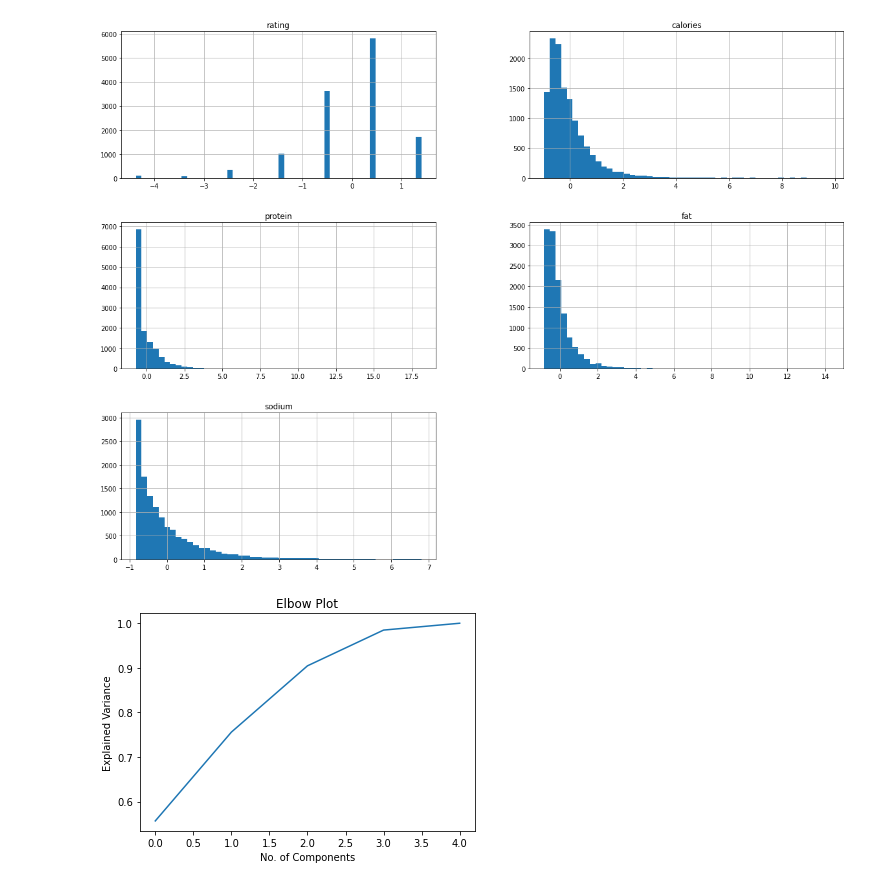
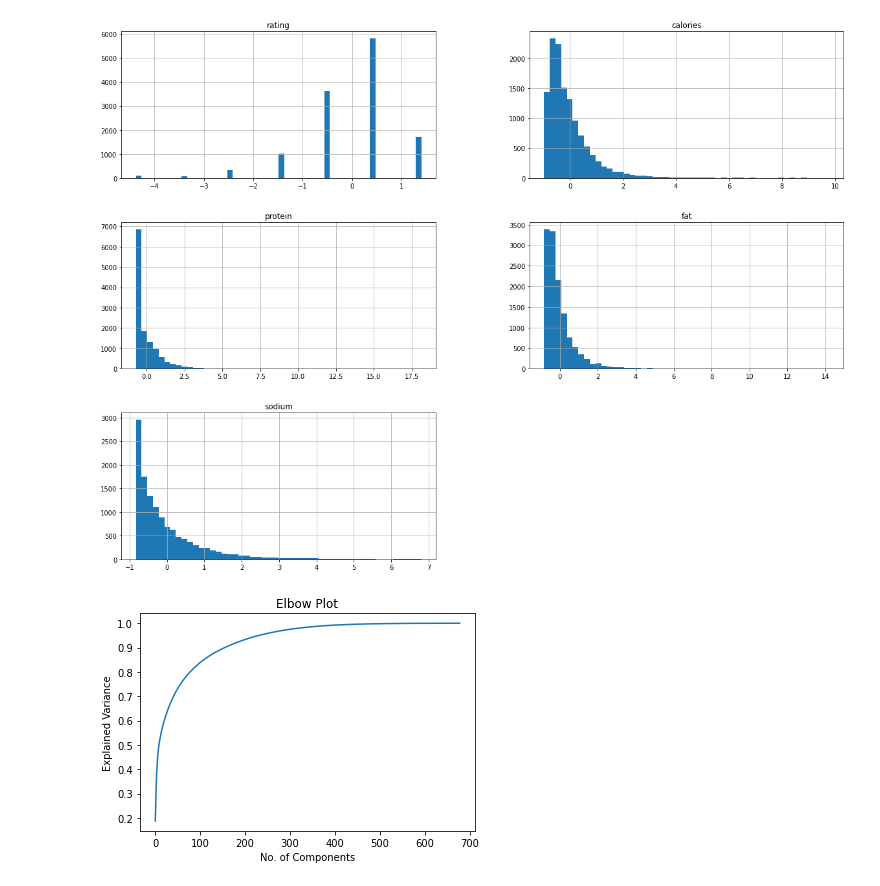
Before and after one commit to robd123/AML, a Jupyter notebook: Project2.ipynb, the cells around one changed output. Cells and saved outputs as stored; diff of their text form; code cells hidden in the pictures.

```diff
--- a/Project2.ipynb
+++ b/Project2.ipynb
@@ -43,6 +43,7 @@ food_pipeline = Pipeline([
         ('std_scaler', StandardScaler()),
     ])
 
+food = food.drop(columns = ['title'])
 food = food[food.calories > 50]  # Remove ingredients
 food = food[food.calories < 5000]  # Remove foods that have way more calories than can be considered a meal
 food = food[food.sodium < 5000]  # Remove meals that have a hazardous amount of sodium
@@ -50,7 +51,15 @@ food = food[food.rating > 0]  # Remove unrated recipes
 
 food = food.drop_duplicates(keep='first')  # Remove duplicate recipes
 
-food_data = food[['rating', 'calories', 'protein', 'fat', 'sodium']]
+food_scaled = food_pipeline.fit_transform(food_data)
 
-food_tr = food_pipeline.fit_transform(food_data)
-food_scaled = pd.DataFrame(food_tr, columns=['rating', 'calories', 'protein', 'fat', 'sodium'])
+#print(food.columns)
+
+food_new = food.drop(columns = ['rating', 'calories', 'sodium', 'fat', 'protein'])
+
+food_scaled_all = np.concatenate((food_scaled, food_new), axis = 1)
+
+food_scaled_all = pd.DataFrame(food_scaled_all, columns=food.columns)
+food_scaled = pd.DataFrame(food_scaled, columns=['rating', 'calories', 'protein', 'fat', 'sodium'])
+
+print(food_scaled.head())
@@ -96,14 +108,14 @@ scatter_matrix(food_scaled[attributes], figsize=(20,15))
 # %%
 from sklearn.decomposition import PCA
 
 food_pca = PCA()
-food_pca.fit(food_scaled)
-tr_food_pca = food_pca.transform(food_scaled)
+food_pca.fit(food_scaled_all)
+tr_food_pca = food_pca.transform(food_scaled_all)
 
 plt.plot(np.cumsum(food_pca.explained_variance_ratio_))
 plt.xlabel('No. of Components')
 plt.ylabel('Explained Variance')
 plt.title('Elbow Plot')
 plt.show()
 # %% [output]
-[figure, old version]
+[figure, new version]
```
Also changed, not shown: parts of 4 cells of this notebook.
